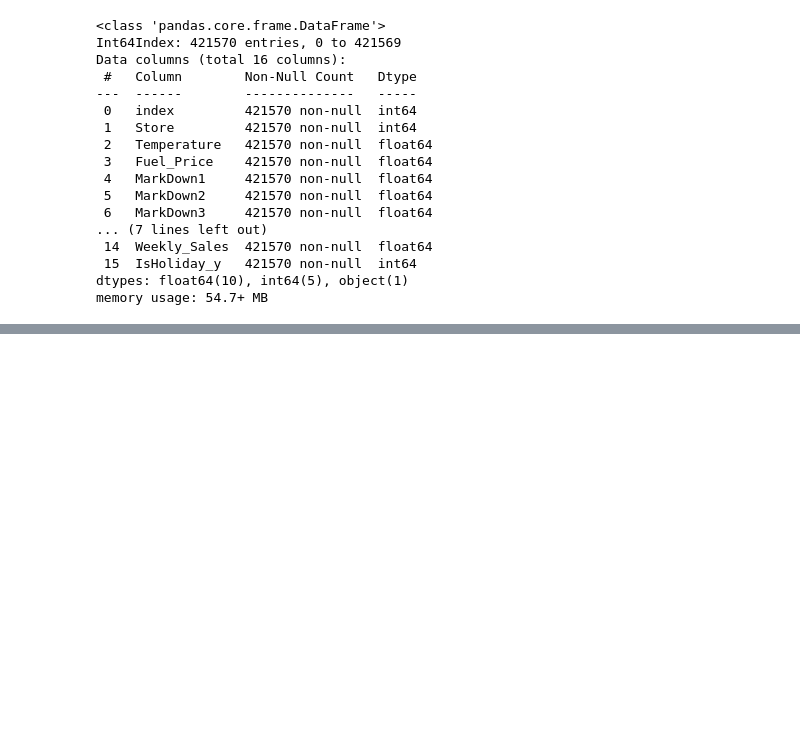
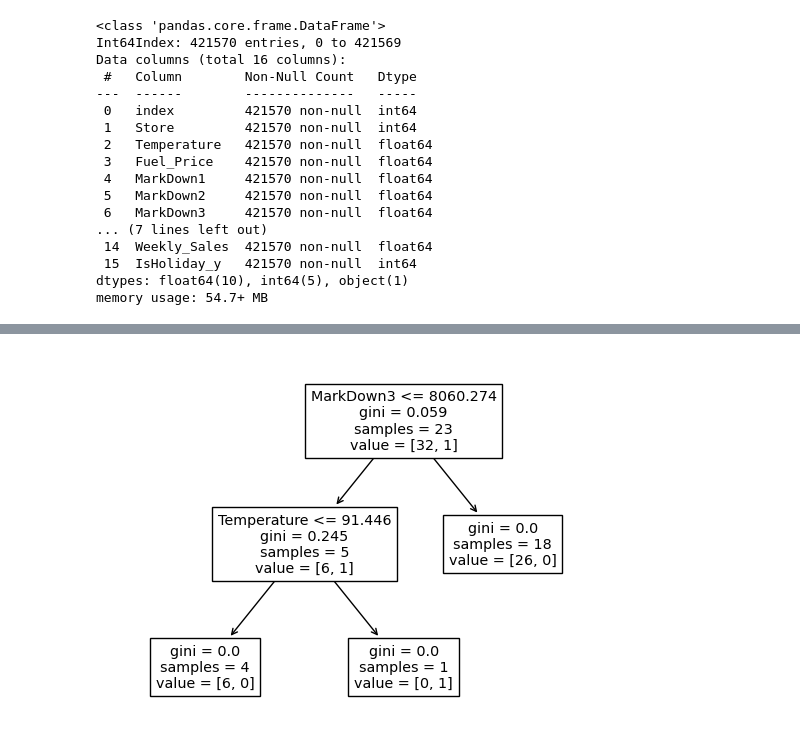
Before and after one commit to vivaldo-ave/micro-proyecto2tw, a Jupyter notebook: miniproyecto.ipynb, the cells around one changed output, grey strips where cells are left out. Cells and saved outputs as stored; diff of their text form; code cells hidden in the pictures; blank space fills up the shorter version.

```diff
--- a/miniproyecto.ipynb
+++ b/miniproyecto.ipynb
@@ -345,0 +342,4 @@ KeyError: 'Weekles'
+# %%
+data_arbol = df_Tabla[['Store','Temperature', 'Fuel_Price' , 'CPI', 'Unemployment' , 'Dept','Weekly_Sales','MarkDown1', 'MarkDown2', 'MarkDown3', 'MarkDown4','MarkDown5' ]]
+#elegimos solo los features necesarios obviando IsHoliday como
+#variable objetiva
@@ -345,0 +361,2 @@ KeyError: 'Weekles'
+# %%
+bosque = RandomForestClassifier(n_estimators=100, criterion='gini', max_features='sqrt', bootstrap=True, max_samples=2/3, oob_score=True)
@@ -345,0 +393,5 @@ KeyError: 'Weekles'
+# %%
+for arbol in bosque.estimators_:tree.plot_tree(arbol, feature_names= data_arbol.columns)
+plt.show()
+# %% [output]
+[figure, added]
```
Also changed, not shown: parts of 37 cells of this notebook.
